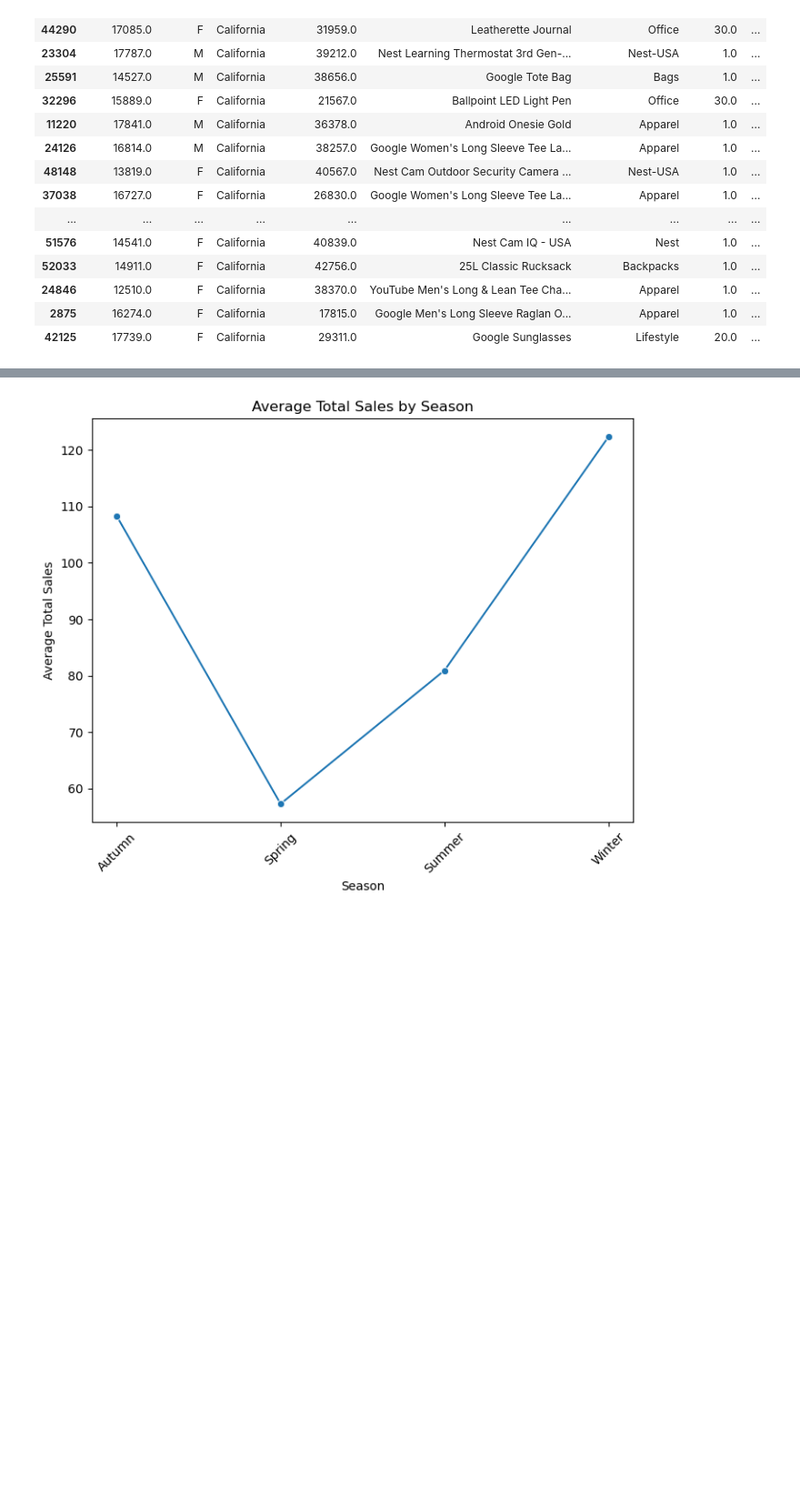
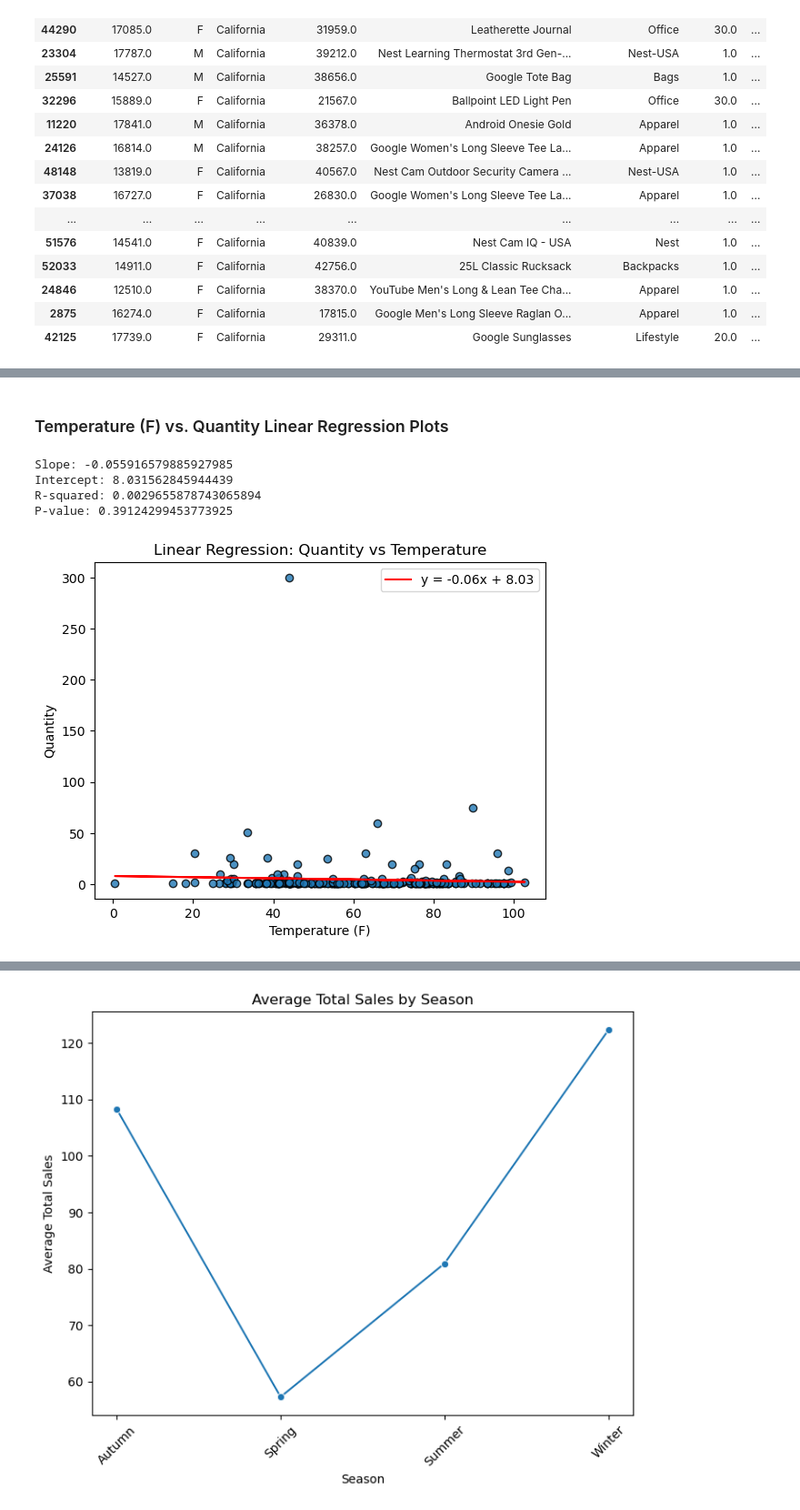
Before and after one commit to Simian12/Project_1, a Jupyter notebook: project1_base.ipynb, the cells around one changed output, grey strips where cells are left out. Shown at 91% size. Drawn from its saved outputs; the diff is of its cells as text; code cells hidden in the pictures; blank space fills up the shorter version.

```diff
--- a/project1_base.ipynb
+++ b/project1_base.ipynb
@@ -202,0 +278,35 @@ sales_data_final
+# %% [markdown]
+###  Temperature (F) vs. Quantity Linear Regression Plots
+# %%
+# Linear Regression for Temperature (F) vs Quantity
+
+x_values = new_sales_data_final['Temperature (F)']
+y_values = new_sales_data_final['Quantity']
+
+# Perform linear regression
+slope, intercept, r_value, p_value, std_err = linregress(x_values, y_values)
+
+# Print regression parameters
+print(f"Slope: {slope}")
+print(f"Intercept: {intercept}")
+print(f"R-squared: {r_value**2}")
+print(f"P-value: {p_value}")
+
+# Plot the scatter plot
+plt.scatter(x_values, y_values, edgecolors='black', alpha=0.8)
+
+# Plot the regression line
+plt.plot(x_values, slope*x_values + intercept, color='red', label=f"y = {slope:.2f}x + {intercept:.2f}")
+
+# Setting graph properties
+plt.xlabel('Temperature (F)')
+plt.ylabel('Quantity')
+plt.title('Linear Regression: Quantity vs Temperature')
+plt.legend()
+plt.show()
+# %% [output]
+Slope: -0.055916579885927985
+Intercept: 8.031562845944439
+R-squared: 0.0029655878743065894
+P-value: 0.39124299453773925
+[figure, added]
```
Also changed, not shown: parts of 28 cells of this notebook.
